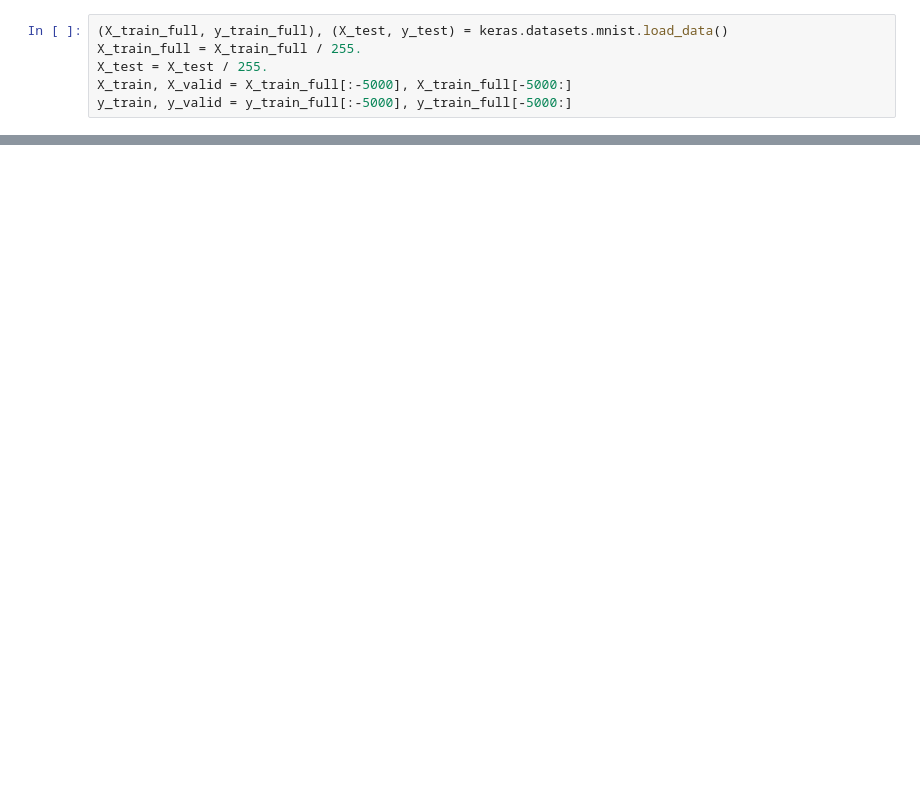
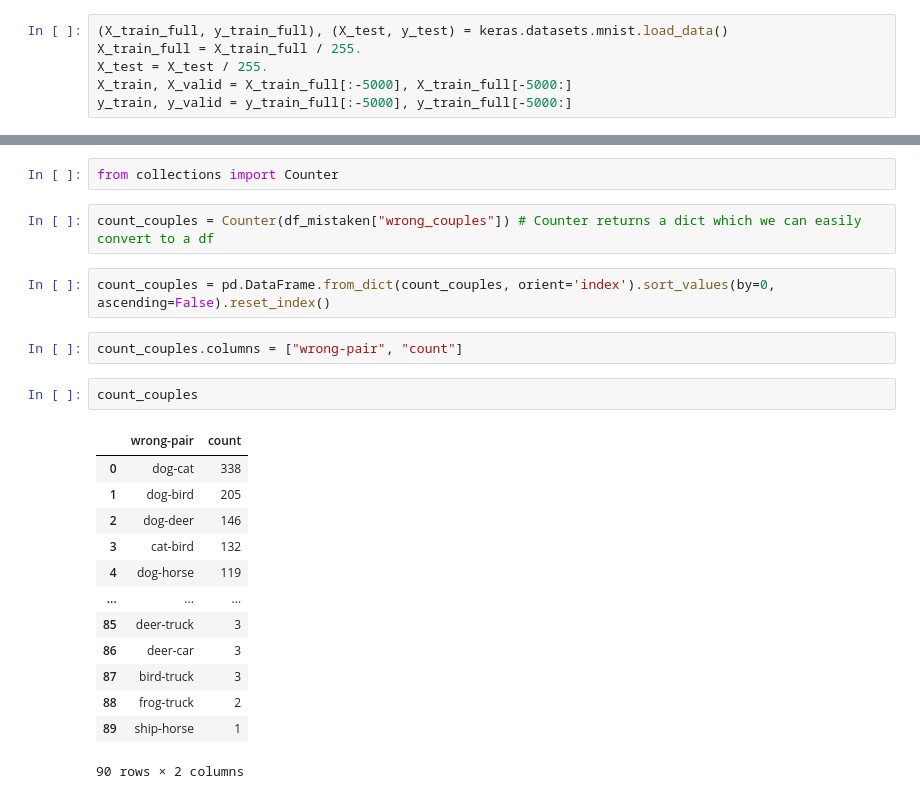
Before and after one commit to EnriqueSPR/-EnriqueSPR-approaching_ML_problems, a Jupyter notebook: Approaching_ML_problems.ipynb, the cells around one changed output, grey strips where cells are left out. Cells and saved outputs as stored; diff of their text form; blank space fills up the shorter version.

```diff
--- a/Approaching_ML_problems.ipynb
+++ b/Approaching_ML_problems.ipynb
@@ -4174,0 +4389,24 @@ ValueError: in user code:
+# %%
+from collections import Counter
+# %%
+count_couples = Counter(df_mistaken["wrong_couples"]) # Counter returns a dict which we can easily convert to a df
+# %%
+count_couples = pd.DataFrame.from_dict(count_couples, orient='index').sort_values(by=0, ascending=False).reset_index()
+# %%
+count_couples.columns = ["wrong-pair", "count"]
+# %%
+count_couples
+# %% [output]
+|  | wrong-pair | count |
+| 0 | dog-cat | 338 |
+| 1 | dog-bird | 205 |
+| 2 | dog-deer | 146 |
+| 3 | cat-bird | 132 |
+| 4 | dog-horse | 119 |
+| ... | ... | ... |
+| 85 | deer-truck | 3 |
+| 86 | deer-car | 3 |
+| 87 | bird-truck | 3 |
+| 88 | frog-truck | 2 |
+| 89 | ship-horse | 1 |
+90 rows × 2 columns
```
Also changed, not shown: parts of 38 cells of this notebook.
